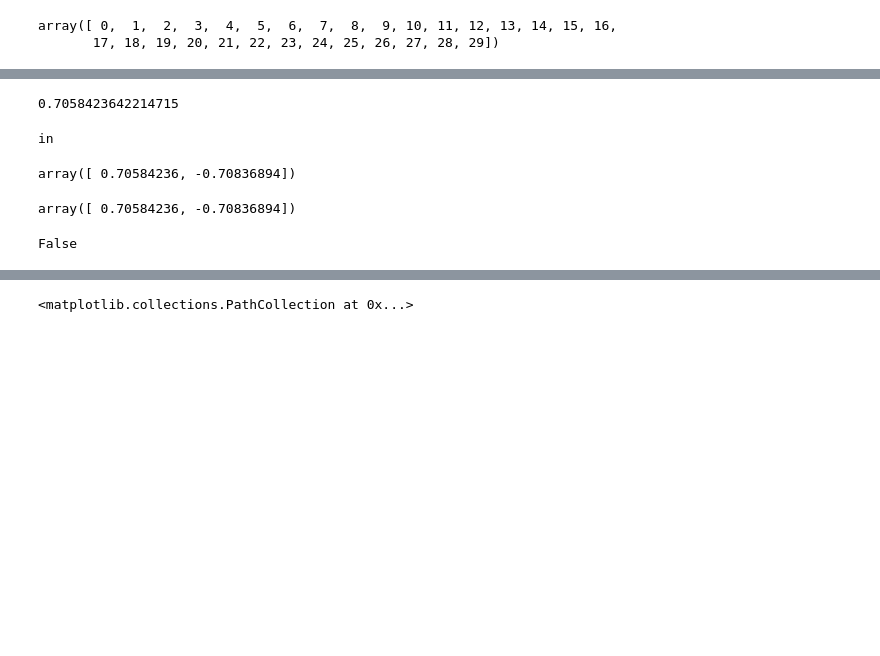
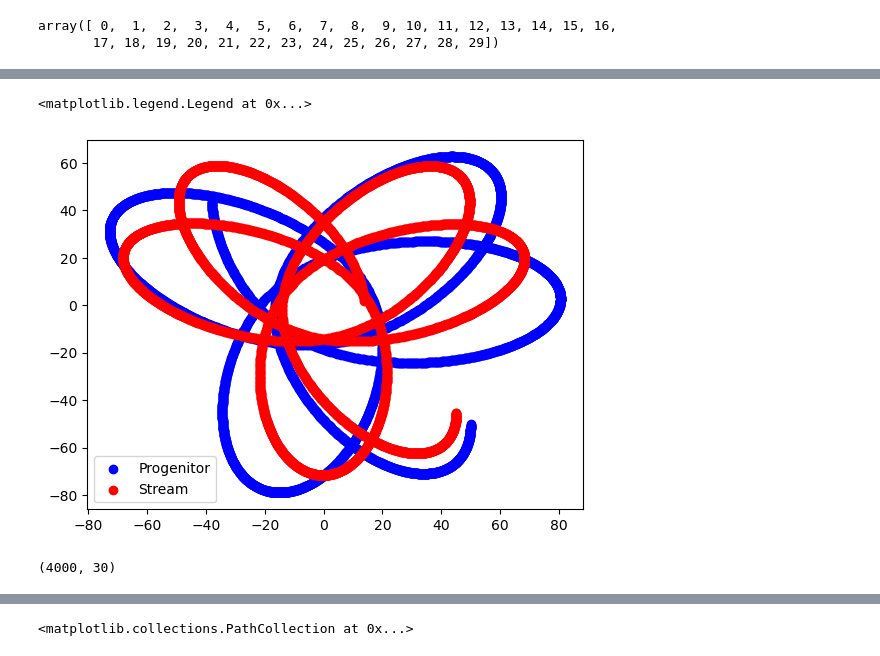
Before and after one commit to David-Chemaly/Nibaueur2023, a Jupyter notebook: Gala_stream.ipynb, the cells around one changed output, grey strips where cells are left out. Cells and saved outputs as stored; diff of their text form; code cells hidden in the pictures; blank space fills up the shorter version.

Commit message:
adapt stream for any N

```diff
--- a/Gala_stream.ipynb
+++ b/Gala_stream.ipynb
@@ -90,29 +67,7 @@ SyntaxError: invalid syntax (3910504885.py, line 9)
-# %%
-perp_2
-# %% [output]
-0.7058423642214715
-# %%
-vp = orbit_pos_p[0, :2].value / np.linalg.norm(orbit_pos_p[0, :2].value)
-
-angle_between = np.arccos(np.dot(vy, vp))
-R = np.array([[np.cos(angle_between), -np.sin(angle_between)],
-              [np.sin(angle_between),  np.cos(angle_between)]])
-
-if np.sign(R @ vy)[0] == np.sign(-vp[0]):
-    print('in')
-    R = np.array([[np.cos(-angle_between), -np.sin(-angle_between)],
-                  [np.sin(-angle_between),  np.cos(-angle_between)]])d
-# %% [output]
-in
-# %%
-R @ vy
-# %% [output]
-array([ 0.70584236, -0.70836894])
-# %%
-vp
-# %% [output]
-array([ 0.70584236, -0.70836894])
-# %%
-(R @ vy)[0] == -vp[0]
-# %% [output]
-False
+# %%
+plt.scatter(orbit_pos_p[:,0], orbit_pos_p[:,1], c='b', label='Progenitor')
+plt.scatter(x_orbits[:,0], y_orbits[:,0], c='r', label='Stream')
+plt.legend(loc='best')
+# %% [output]
+<matplotlib.legend.Legend at 0x...>
+[figure, added]
@@ -118,0 +93,4 @@ False
+# %%
+x_orbits.shape
+# %% [output]
+(4000, 30)
```
Also changed, not shown: parts of 12 cells of this notebook.
